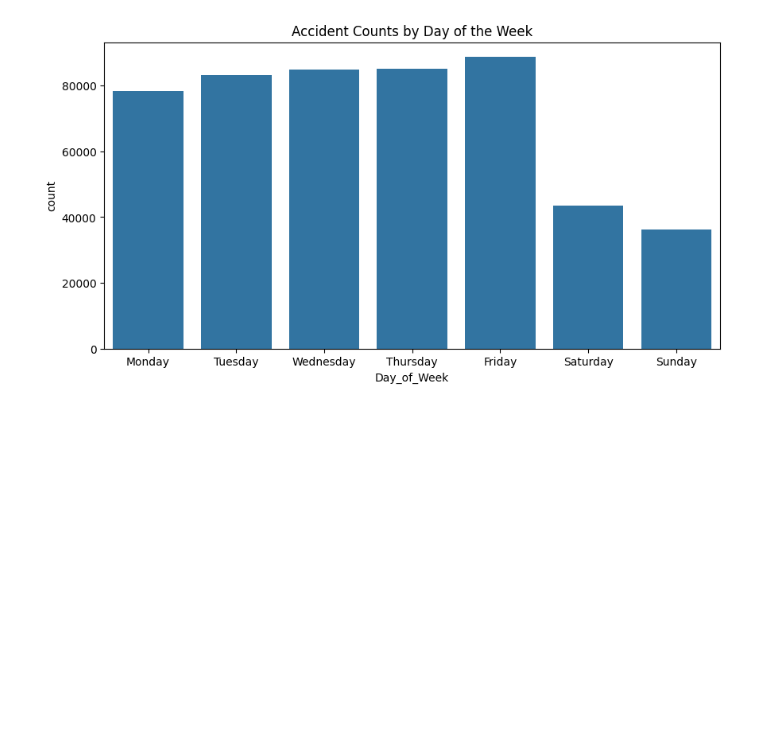
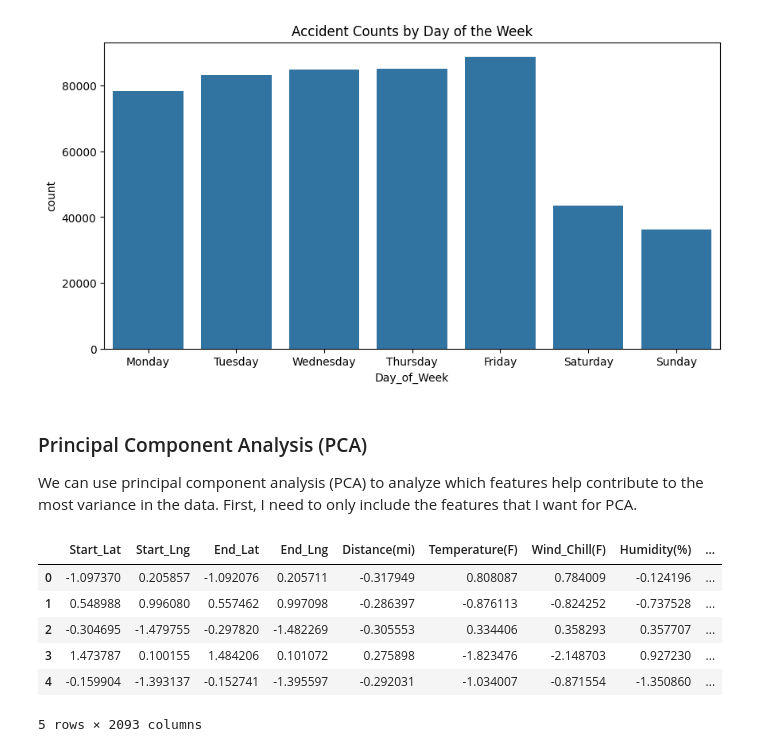
Before and after one commit to tikkikkit21/TrafficAccidentPrediction, a Jupyter notebook: visualizations.ipynb, the cells around one changed output. Saved outputs shown, nothing was run; the diff lists cells and outputs as text; code cells hidden in the pictures; blank space fills up the shorter version.

```diff
--- a/visualizations.ipynb
+++ b/visualizations.ipynb
@@ -24,3 +27,51 @@ plt.title("Accident Counts by Day of the Week")
 plt.show()
 # %% [output]
 [figure]
+# %% [markdown]
+### Principal Component Analysis (PCA)
+We can use principal component analysis (PCA) to analyze which features help contribute
+to the most variance in the data. First, I need to only include the features that
+I want for PCA.
+# %%
+df_pca = df.copy()
+
+# drop severity b/c that's my target variable
+df_pca = df_pca.drop(columns=['Severity'])
+
+# drop timestamps
+df_pca = df_pca.drop(columns=['Start_Datetime', 'End_Datetime', 'Weather_Timestamp', 'Start_Date', 'End_Date', 'Start_Time', 'End_Time', 'Elapsesd_Time'])
+# todo, encode time numerically
+
+# drop address information and description
+df_pca = df_pca.drop(columns=['Description', 'Street', 'City', 'County', 'Zipcode', 'Country'])
+
+# remove 'US/' prefix and one-hot encode timezone
+df_pca['Timezone'] = df_pca['Timezone'].str.replace('US/', '')
+df_pca = pd.get_dummies(df_pca, columns=['Timezone'])
+
+# one-hot encode airport code and wind direction
+df_pca = pd.get_dummies(df_pca, columns=['Airport_Code', 'Wind_Direction'])
+
+# change day/night to true/false respectively
+day_night = ['Sunrise_Sunset', 'Civil_Twilight', 'Nautical_Twilight', 'Astronomical_Twilight']
+df_pca[day_night] = df_pca[day_night].replace('Day', True)
+df_pca[day_night] = df_pca[day_night].replace('Night', False)
+
+
+# normalize numerical features
+scaler = StandardScaler()
+numeric_columns = df_pca.select_dtypes(include=['number']).columns
+df_pca[numeric_columns] = scaler.fit_transform(df_pca[numeric_columns])
+
+# PCA doesn't allow for any missing values
+df_pca = df_pca.dropna()
+
+df_pca.head()
+# %% [output]
+|  | Start_Lat | Start_Lng | End_Lat | End_Lng | Distance(mi) | Temperature(F) | Wind_Chill(F) | Humidity(%) | ... |
+| 0 | -1.097370 | 0.205857 | -1.092076 | 0.205711 | -0.317949 | 0.808087 | 0.784009 | -0.124196 | ... |
+| 1 | 0.548988 | 0.996080 | 0.557462 | 0.997098 | -0.286397 | -0.876113 | -0.824252 | -0.737528 | ... |
+| 2 | -0.304695 | -1.479755 | -0.297820 | -1.482269 | -0.305553 | 0.334406 | 0.358293 | 0.357707 | ... |
+| 3 | 1.473787 | 0.100155 | 1.484206 | 0.101072 | 0.275898 | -1.823476 | -2.148703 | 0.927230 | ... |
+| 4 | -0.159904 | -1.393137 | -0.152741 | -1.395597 | -0.292031 | -1.034007 | -0.871554 | -1.350860 | ... |
+5 rows × 2093 columns
```
Also changed, not shown: parts of 7 cells of this notebook.
